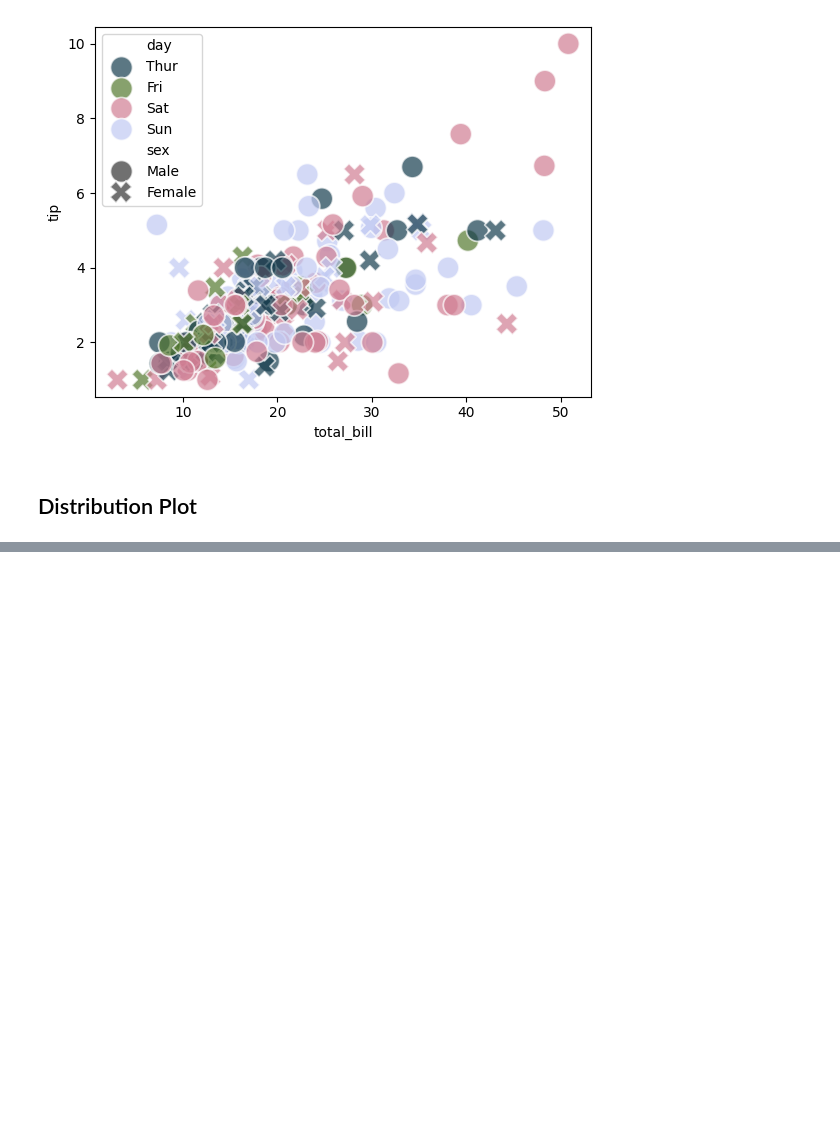
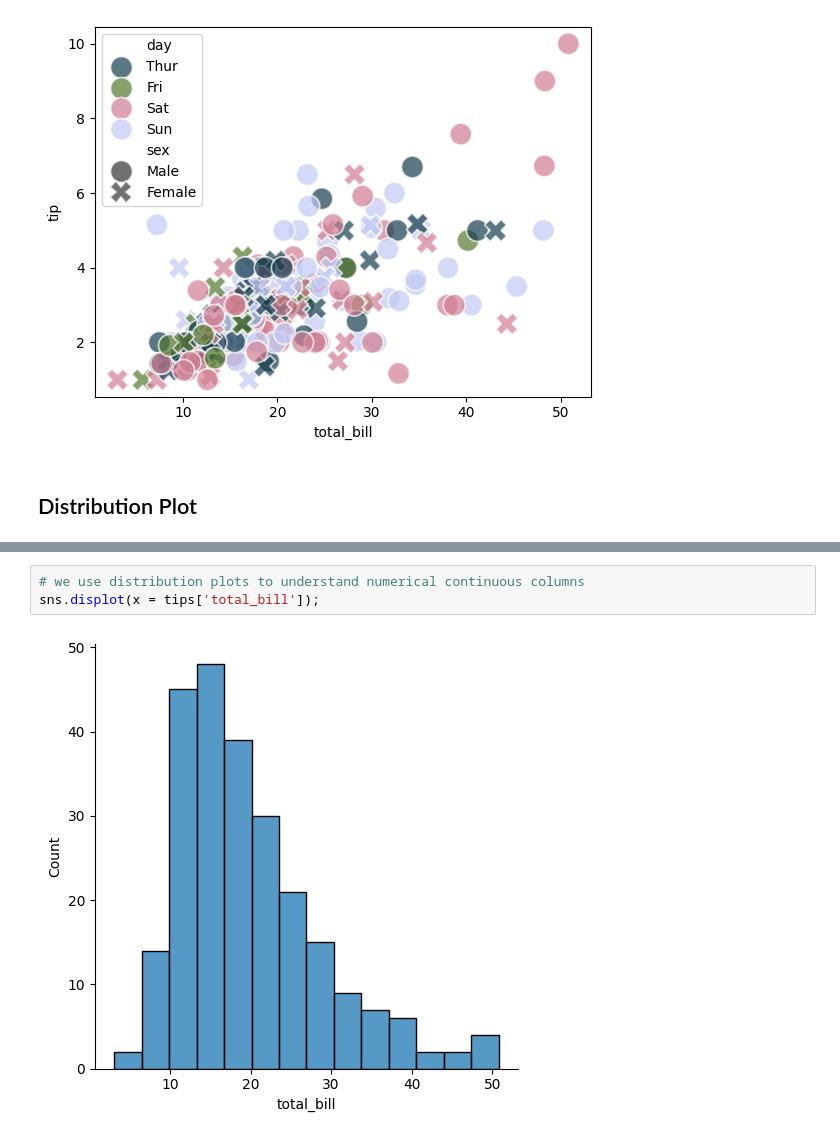
Before and after one commit to vince-gasimov/Data-Visualization, a Jupyter notebook: 102_Seaborn.ipynb, the cells around one changed output, grey strips where cells are left out. Saved outputs shown, nothing was run; the diff lists cells and outputs as text; blank space fills up the shorter version.

```diff
--- a/102_Seaborn.ipynb
+++ b/102_Seaborn.ipynb
@@ -210,0 +220,5 @@ sns.scatterplot(data = tips,
+# %%
+# we use distribution plots to understand numerical continuous columns
+sns.displot(x = tips['total_bill']);
+# %% [output]
+[figure, added]
```
Also changed, not shown: parts of 38 cells of this notebook.
